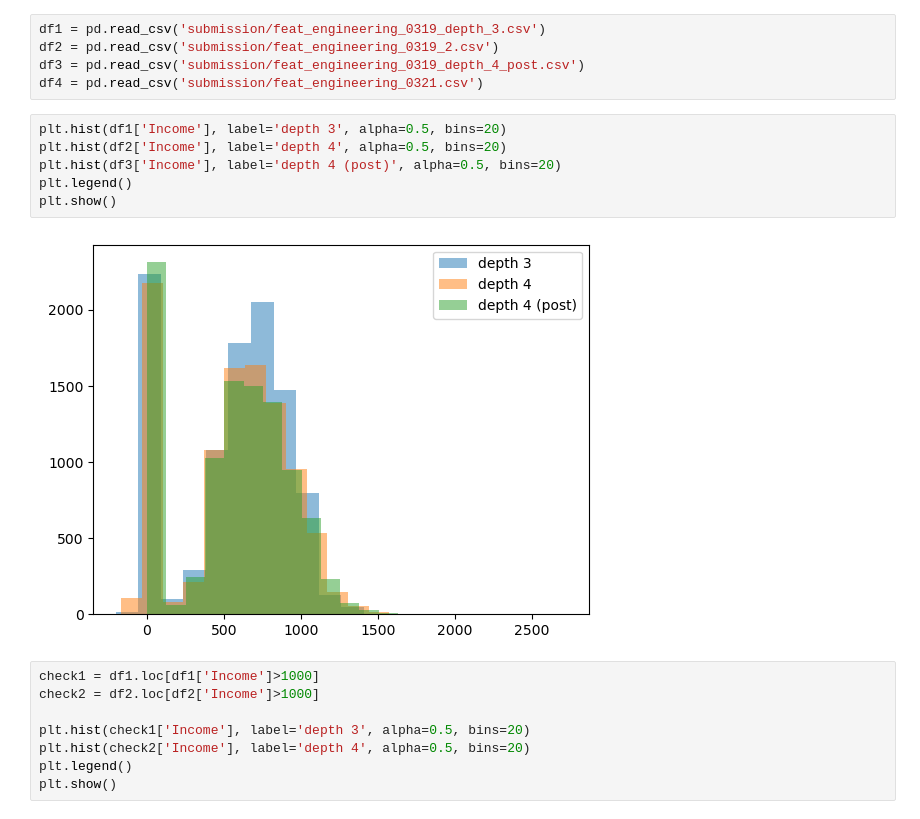
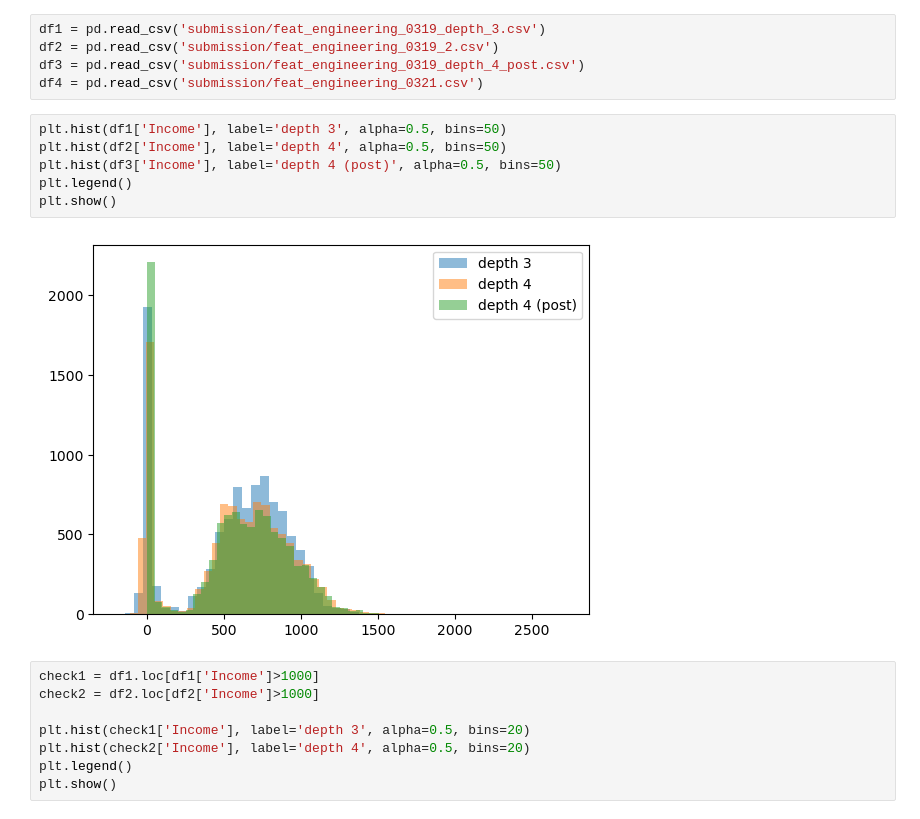
Before and after one commit to Sunbin-Lee/dacon-income, a Jupyter notebook: target_eda.ipynb, the cells around one changed output. Saved outputs shown, nothing was run; the diff lists cells and outputs as text.

```diff
--- a/target_eda.ipynb
+++ b/target_eda.ipynb
@@ -10,13 +10,13 @@ df2 = pd.read_csv('submission/feat_engineering_0319_2.csv')
 df3 = pd.read_csv('submission/feat_engineering_0319_depth_4_post.csv')
 df4 = pd.read_csv('submission/feat_engineering_0321.csv')
 # %%
-plt.hist(df1['Income'], label='depth 3', alpha=0.5, bins=20)
-plt.hist(df2['Income'], label='depth 4', alpha=0.5, bins=20)
-plt.hist(df3['Income'], label='depth 4 (post)', alpha=0.5, bins=20)
+plt.hist(df1['Income'], label='depth 3', alpha=0.5, bins=50)
+plt.hist(df2['Income'], label='depth 4', alpha=0.5, bins=50)
+plt.hist(df3['Income'], label='depth 4 (post)', alpha=0.5, bins=50)
 plt.legend()
 plt.show()
 # %% [output]
-[figure, old version]
+[figure, new version]
 # %%
 check1 = df1.loc[df1['Income']>1000]
 check2 = df2.loc[df2['Income']>1000]
```
Also changed, not shown: parts of 3 cells of this notebook, 4 other files.
